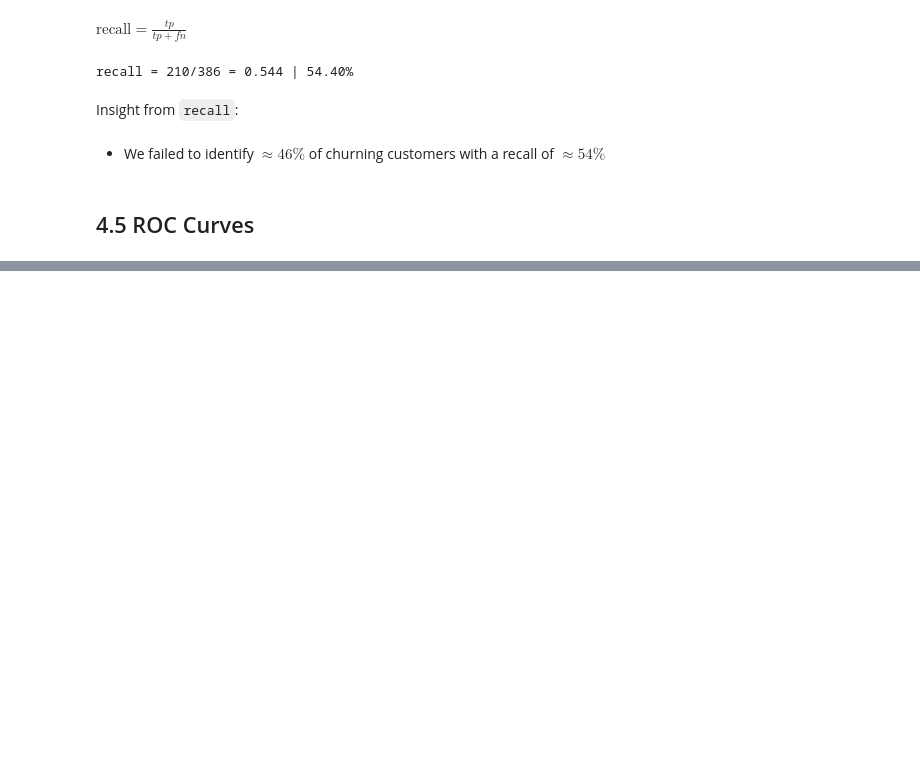
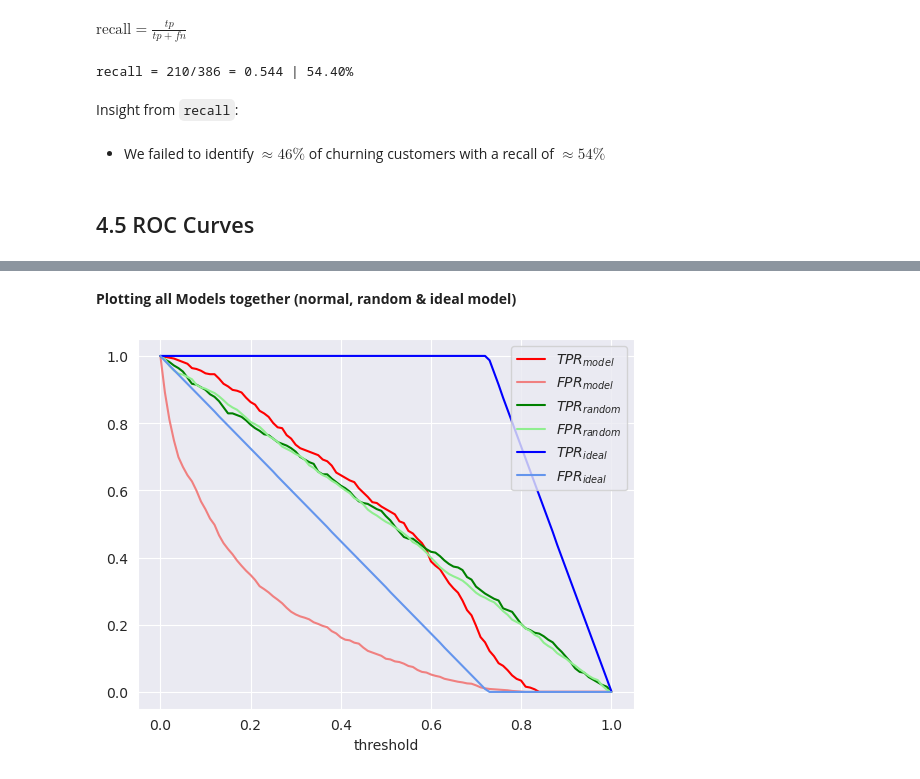
Before and after one commit to joweyel/ml-zoomcamp-material, a Jupyter notebook: 04-evaluation/notebooks/section4-notebook.ipynb, the cells around one changed output, grey strips where cells are left out. Cells and saved outputs as stored; diff of their text form; code cells hidden in the pictures; blank space fills up the shorter version.

```diff
--- a/04-evaluation/notebooks/section4-notebook.ipynb
+++ b/04-evaluation/notebooks/section4-notebook.ipynb
@@ -317,0 +478,18 @@ Insight from `recall`:
+# %% [markdown]
+**Plotting all Models together (normal, random & ideal model)**
+# %%
+plt.plot(df_scores["threshold"], df_scores["tpr"], color="red", label=r"$TPR_{model}$")
+plt.plot(df_scores["threshold"], df_scores["fpr"], color="lightcoral", label=r"$FPR_{model}$")
+
+plt.plot(df_rand["threshold"], df_rand["tpr"], color="green", label=r"$TPR_{random}$")
+plt.plot(df_rand["threshold"], df_rand["fpr"], color="lightgreen", label=r"$FPR_{random}$")
+
+plt.plot(df_ideal["threshold"], df_ideal["tpr"], color="blue", label=r"$TPR_{ideal}$")
+plt.plot(df_ideal["threshold"], df_ideal["fpr"], color="cornflowerblue", label=r"$FPR_{ideal}$")
+
+
+plt.xlabel("threshold")
+plt.legend()
+plt.show()
+# %% [output]
+[figure, added]
```
Also changed, not shown: parts of 61 cells of this notebook, 5 other files.
